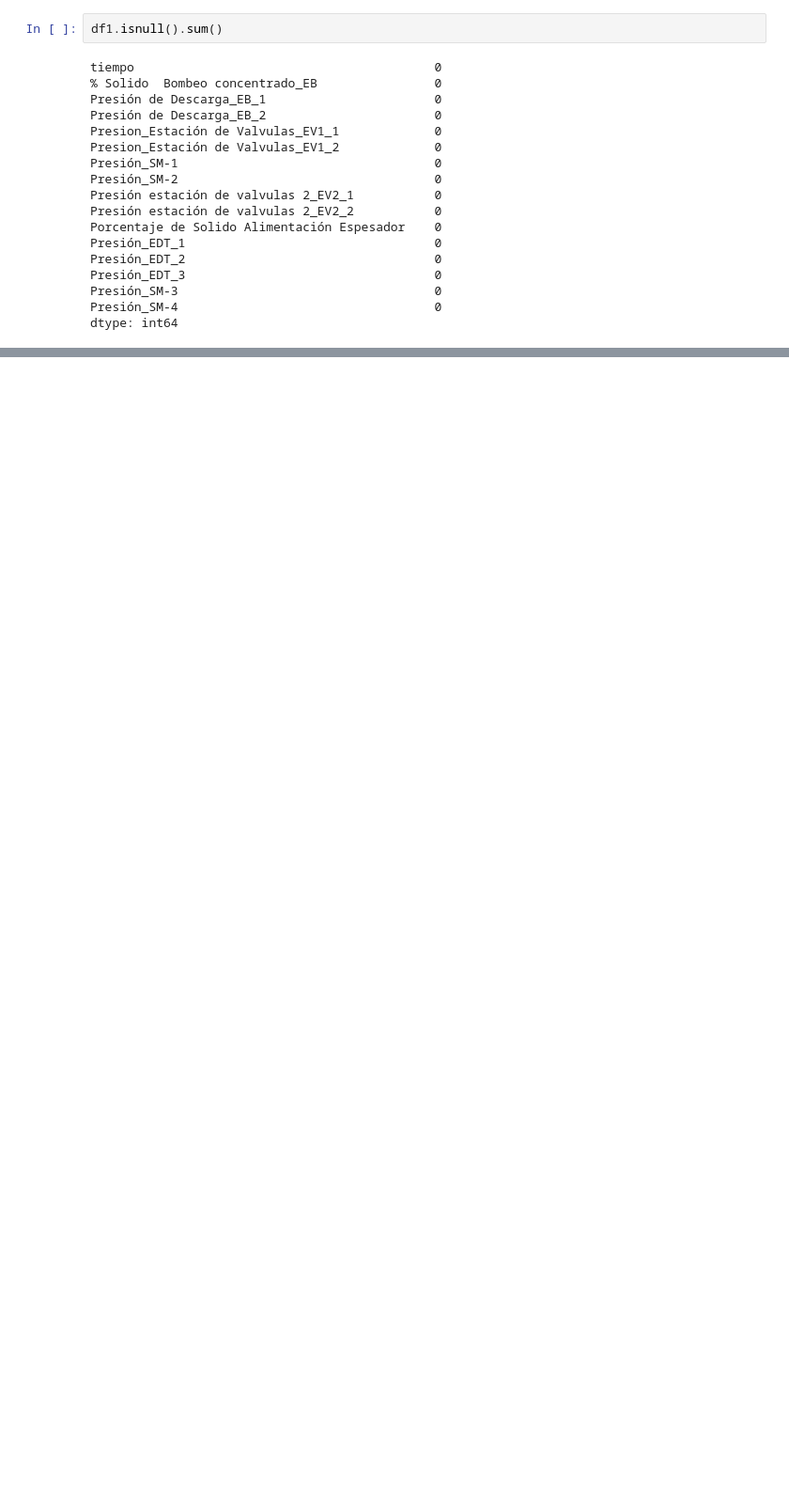
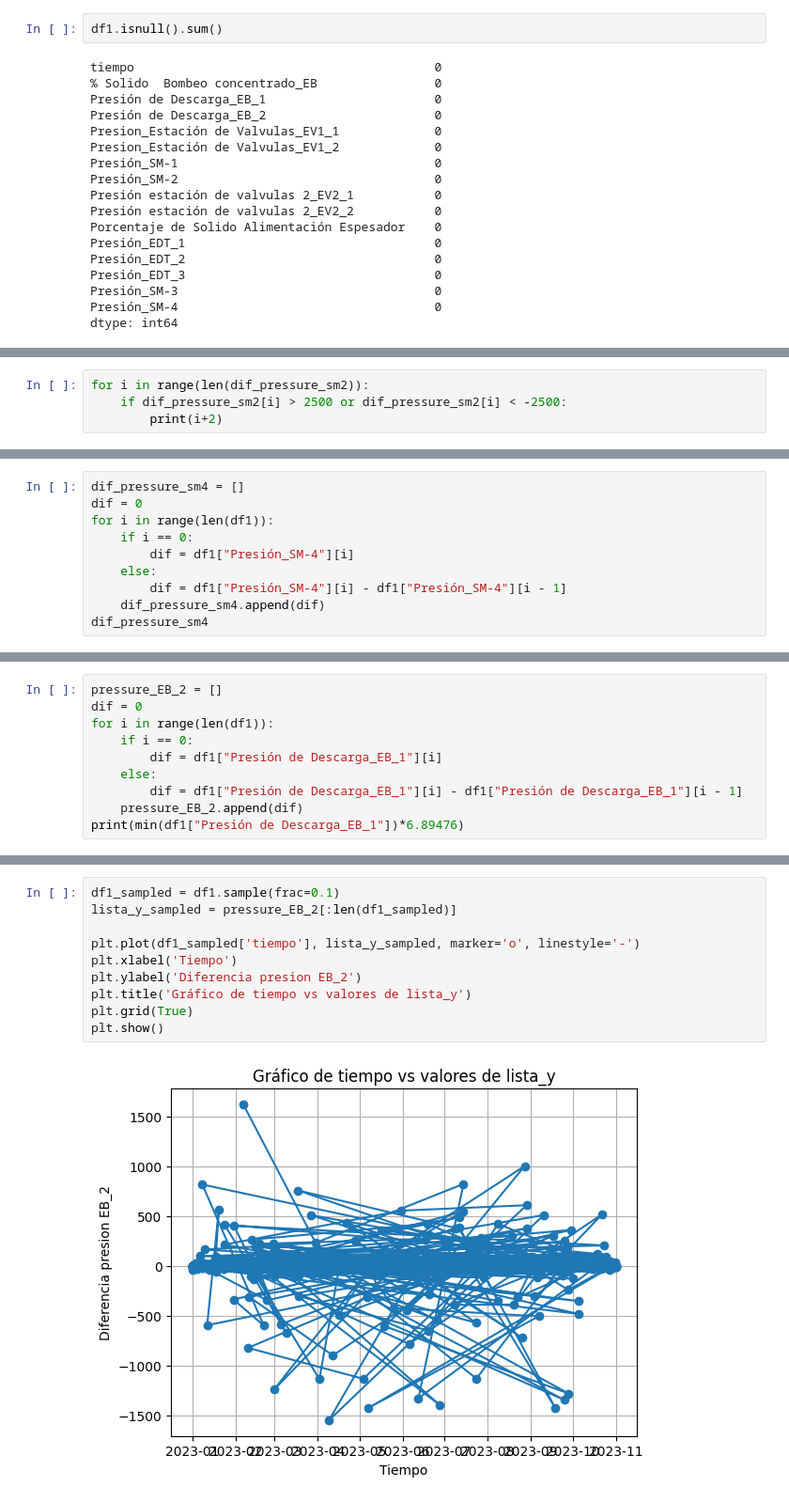
Before and after one commit to Dizkm8/Hackathon, a Jupyter notebook: ignacia.ipynb, the cells around one changed output, grey strips where cells are left out. Shown at 94% size. Cells and saved outputs as stored; diff of their text form; blank space fills up the shorter version.

```diff
--- a/ignacia.ipynb
+++ b/ignacia.ipynb
@@ -54,0 +183,4 @@ min_concentrated
+# %%
+for i in range(len(dif_pressure_sm2)):
+    if dif_pressure_sm2[i] > 2500 or dif_pressure_sm2[i] < -2500:
+        print(i+2)
@@ -54,0 +205,10 @@ min_concentrated
+# %%
+dif_pressure_sm4 = []
+dif = 0
+for i in range(len(df1)):
+    if i == 0:
+        dif = df1["Presión_SM-4"][i]
+    else:
+        dif = df1["Presión_SM-4"][i] - df1["Presión_SM-4"][i - 1]
+    dif_pressure_sm4.append(dif)
+dif_pressure_sm4
@@ -54,0 +239,10 @@ min_concentrated
+# %%
+pressure_EB_2 = []
+dif = 0
+for i in range(len(df1)):
+    if i == 0:
+        dif = df1["Presión de Descarga_EB_1"][i]
+    else:
+        dif = df1["Presión de Descarga_EB_1"][i] - df1["Presión de Descarga_EB_1"][i - 1]
+    pressure_EB_2.append(dif)
+print(min(df1["Presión de Descarga_EB_1"])*6.89476)
@@ -54,0 +259,12 @@ min_concentrated
+# %%
+df1_sampled = df1.sample(frac=0.1)
+lista_y_sampled = pressure_EB_2[:len(df1_sampled)]
+
+plt.plot(df1_sampled['tiempo'], lista_y_sampled, marker='o', linestyle='-')
+plt.xlabel('Tiempo')
+plt.ylabel('Diferencia presion EB_2')
+plt.title('Gráfico de tiempo vs valores de lista_y')
+plt.grid(True)
+plt.show()
+# %% [output]
+[figure, added]
```
Also changed, not shown: parts of 46 cells of this notebook, 2 other files.
